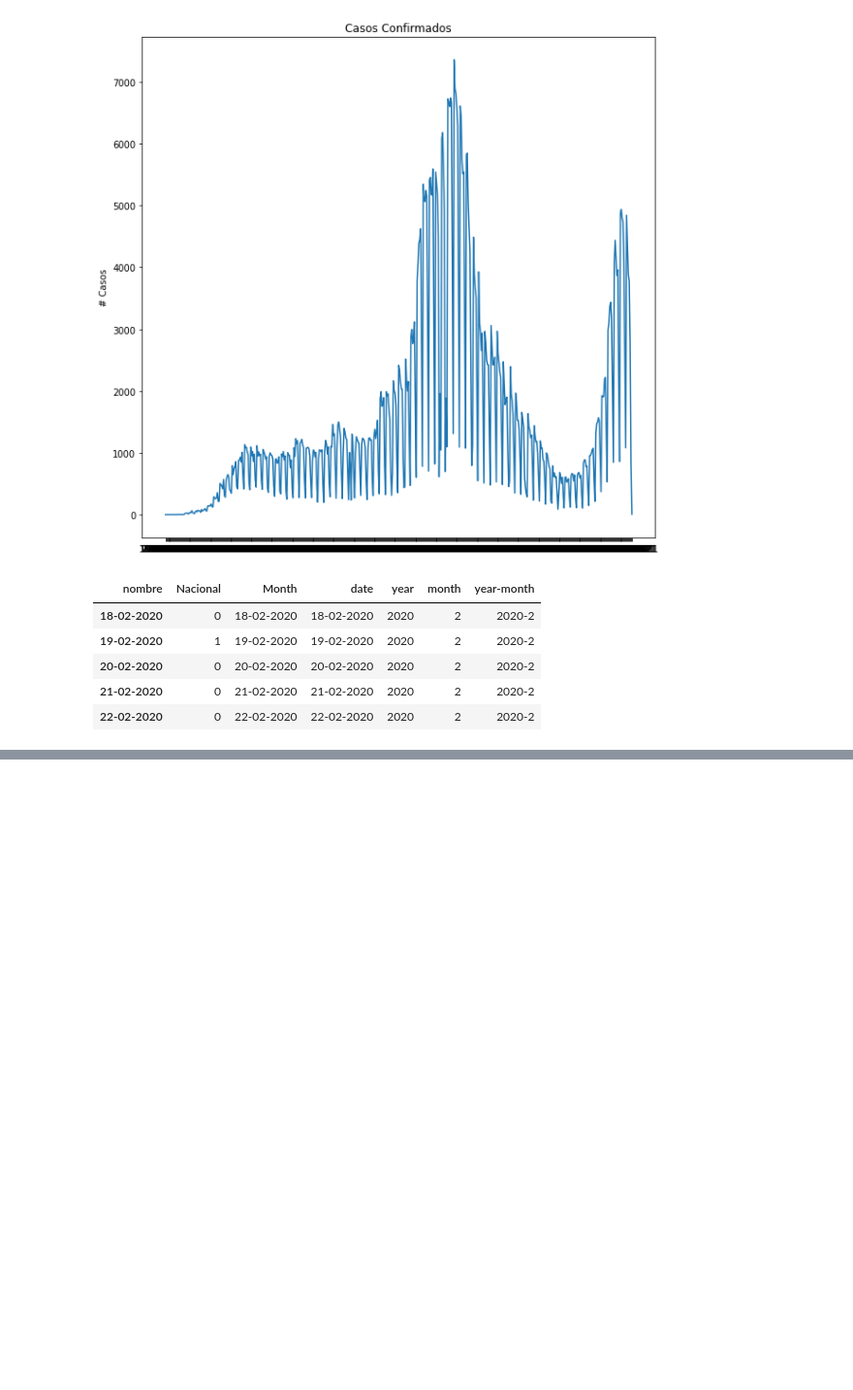
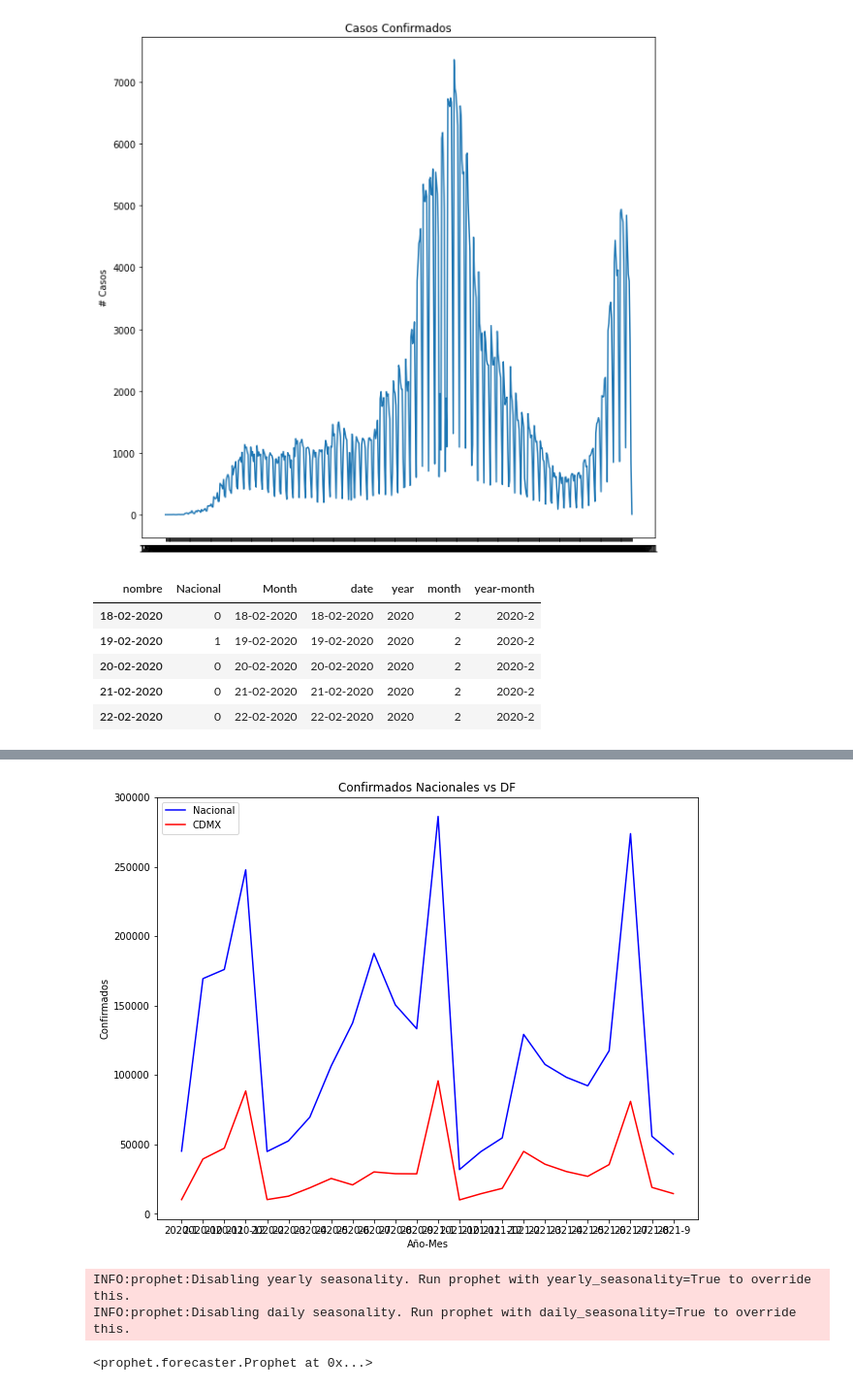
Before and after one commit to hatchdavid1/MX_covid_maps, a Jupyter notebook: covid_forecast.ipynb, the cells around one changed output, grey strips where cells are left out. Shown at 97% size. Saved outputs shown, nothing was run; the diff lists cells and outputs as text; code cells hidden in the pictures; blank space fills up the shorter version.

```diff
--- a/covid_forecast.ipynb
+++ b/covid_forecast.ipynb
@@ -123,3 +123,9 @@ df.head()
 | 20-02-2020 | 0 | 20-02-2020 | 20-02-2020 | 2020 | 2 | 2020-2 |
 | 21-02-2020 | 0 | 21-02-2020 | 21-02-2020 | 2020 | 2 | 2020-2 |
 | 22-02-2020 | 0 | 22-02-2020 | 22-02-2020 | 2020 | 2 | 2020-2 |
+# %%
+df_cdmx['date'] = df_cdmx.index
+df_cdmx['year'] = pd.DatetimeIndex(df_cdmx['date']).year
+df_cdmx['month'] = pd.DatetimeIndex(df_cdmx['date']).month
+df_cdmx['year-month'] = df_cdmx.year.astype(str) + '-' + df_cdmx.month.astype(str)
+df_cdmx.head()
@@ -125,0 +139,22 @@ df.head()
+# %%
+df_agrupado =df[['Nacional', 'year-month']]
+df_agrupado = pd.DataFrame(df_agrupado.groupby(['year-month'], as_index=False).sum())
+df_cdmx_agrupado =df_cdmx[['DISTRITO FEDERAL', 'year-month']]
+df_cdmx_agrupado = pd.DataFrame(df_cdmx_agrupado.groupby(['year-month'], as_index=False).sum())
+# %%
+plt.figure(figsize=(10, 8))
+plt.plot(df_agrupado['year-month'], df_agrupado['Nacional'], 'b-', label = 'Nacional')
+plt.plot(df_cdmx_agrupado['year-month'], df_cdmx_agrupado['DISTRITO FEDERAL'], 'r-', label = 'CDMX')
+plt.xlabel('Año-Mes'); plt.ylabel('Confirmados'); plt.title('Confirmados Nacionales vs DF')
+plt.legend();
+# %% [output]
+[figure, added]
+# %%
+df_nacional = df.rename(columns={'date': 'ds', 'Nacional': 'y'})
+# Make the prophet model and fit on the data
+nacional_prophet = prophet.Prophet(changepoint_prior_scale=0.15)
+nacional_prophet.fit(df_nacional)
+# %% [output]
+INFO:prophet:Disabling yearly seasonality. Run prophet with yearly_seasonality=True to override this.
+INFO:prophet:Disabling daily seasonality. Run prophet with daily_seasonality=True to override this.
+<prophet.forecaster.Prophet at 0x...>
```
Also changed, not shown: parts of 1 cell of this notebook.
